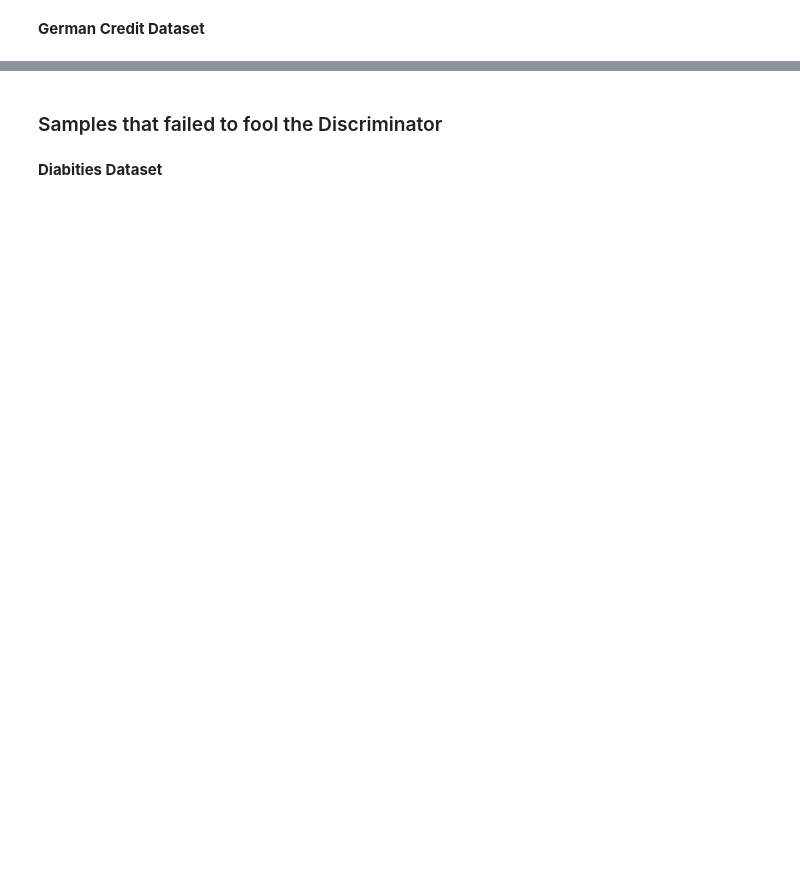
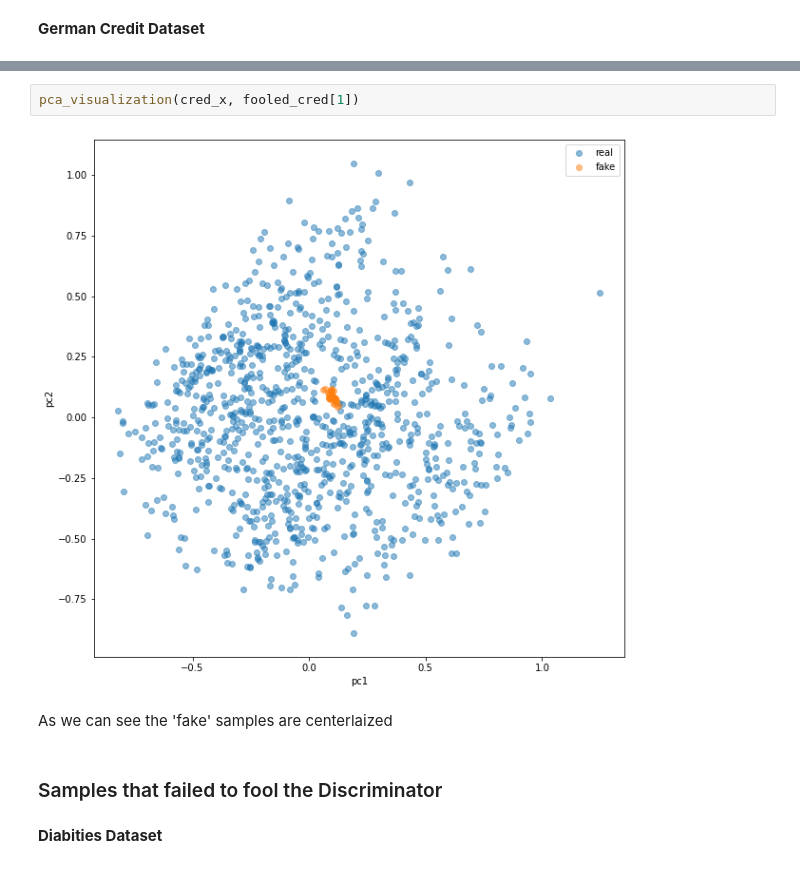
Before and after one commit to Naorko/gan-tf, a Jupyter notebook: gans.ipynb, the cells around one changed output, grey strips where cells are left out. Drawn from its saved outputs; the diff is of its cells as text; blank space fills up the shorter version.

```diff
--- a/gans.ipynb
+++ b/gans.ipynb
@@ -411,3 +427,9 @@ fooled
+# %%
+pca_visualization(cred_x, fooled_cred[1])
+# %% [output]
+[figure, added]
+# %% [markdown]
+As we can see the 'fake' samples are centerlaized
 # %% [markdown]
 ### Samples that failed to fool the Discriminator
 # %% [markdown]
```
Also changed, not shown: parts of 29 cells of this notebook.
